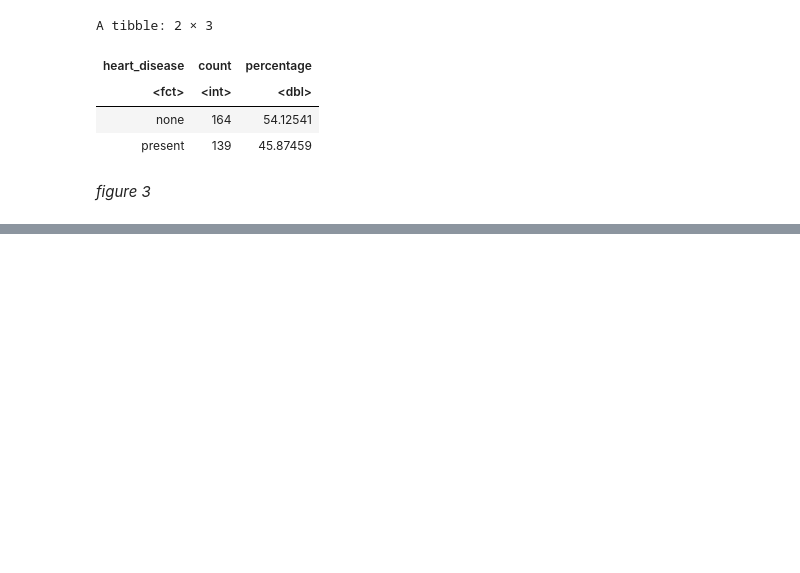
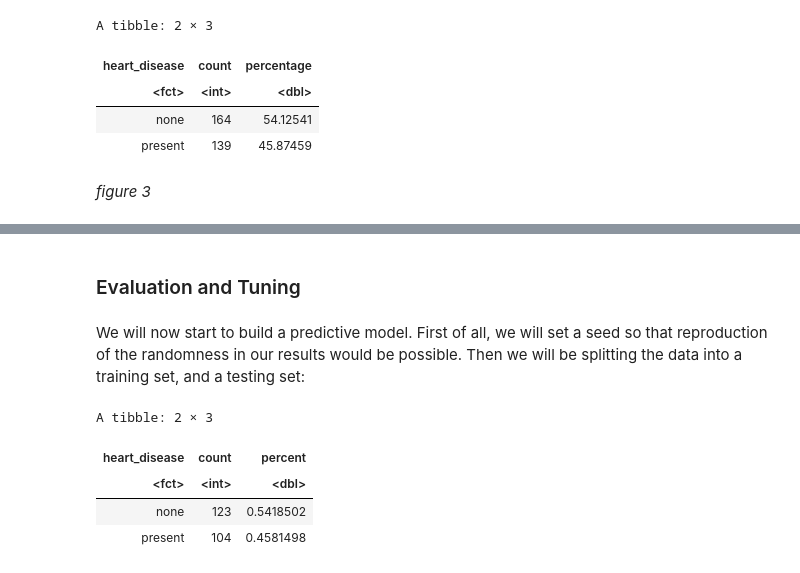
Before and after one commit to oskarjychen/Prediction-of-Heart-Diseases-Project, a Jupyter notebook: report.ipynb, the cells around one changed output, grey strips where cells are left out. Drawn from its saved outputs; the diff is of its cells as text; code cells hidden in the pictures; blank space fills up the shorter version.

```diff
--- a/report.ipynb
+++ b/report.ipynb
@@ -98,0 +120,22 @@ We can see that patients with no heart disease account for 54.13%, while those w
+# %% [markdown]
+### Evaluation and Tuning
+# %% [markdown]
+We will now start to build a predictive model. First of all, we will set a seed so that reproduction of the randomness in our results would be possible. Then we will be splitting the data into a training set, and a testing set:
+# %%
+set.seed(228)
+
+heart_split <- initial_split(clean_heart_data, prop = 0.75, strata = heart_disease)
+heart_train <- training(heart_split)
+heart_test <- testing(heart_split)
+
+heart_proportions <- heart_train |>
+    group_by(heart_disease) |>
+    summarize(count = n()) |>
+    mutate(percent = count/nrow(heart_train))
+heart_proportions
+# %% [output]
+A tibble: 2 × 3
+| heart_disease | count | percent |
+| <fct> | <int> | <dbl> |
+| none | 123 | 0.5418502 |
+| present | 104 | 0.4581498 |
```
Also changed, not shown: parts of 15 cells of this notebook.
